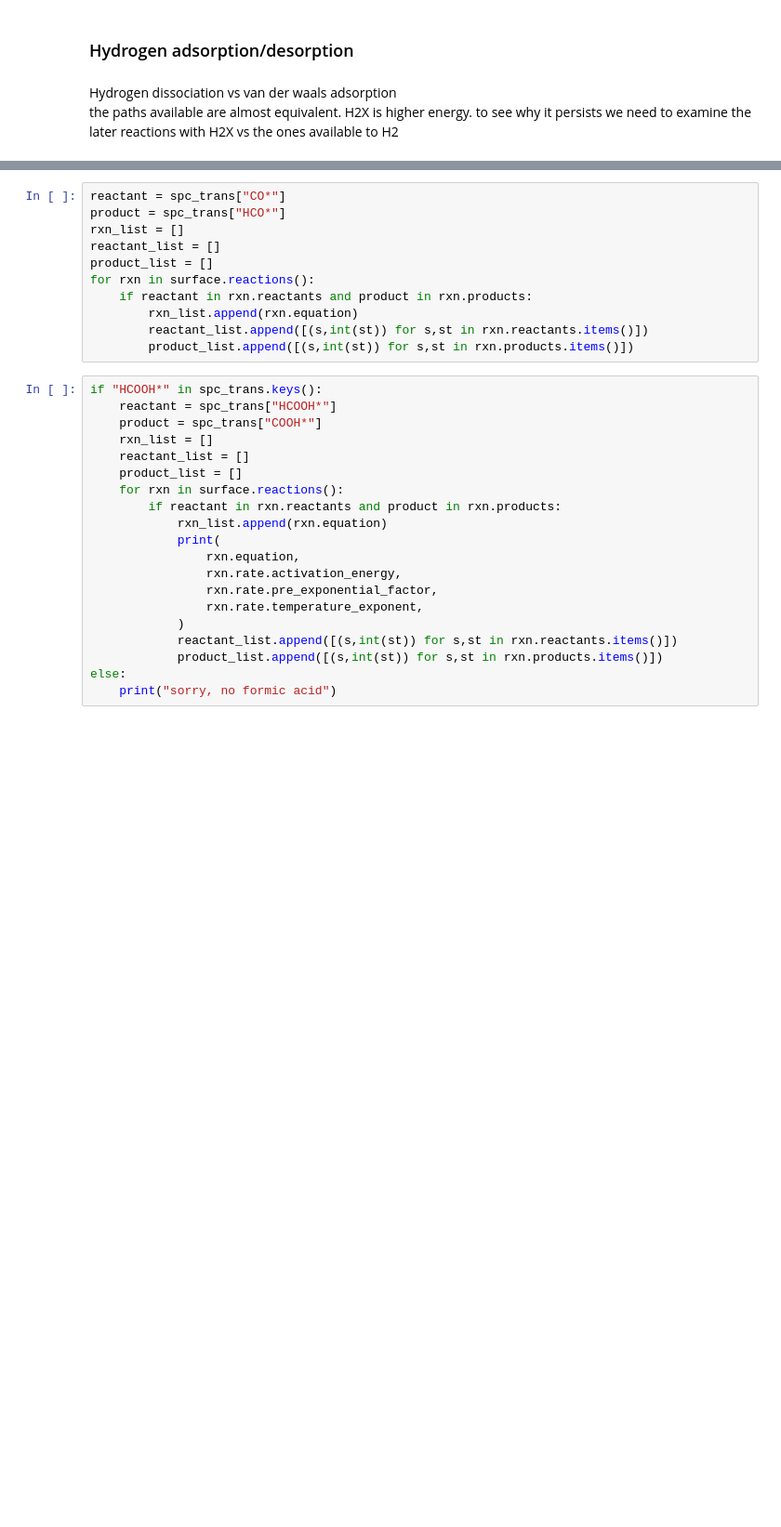
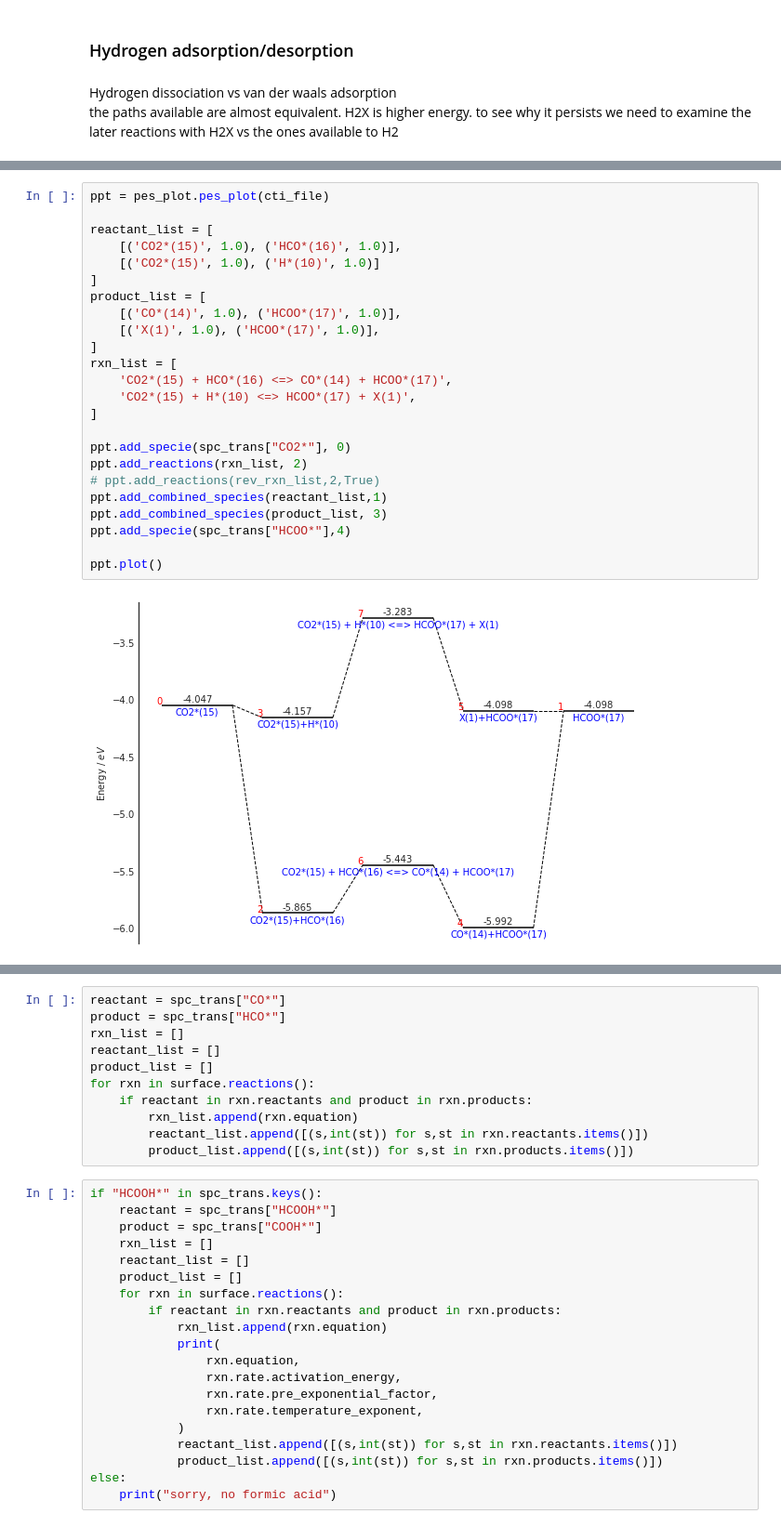
Before and after one commit to comocheng/meOH-analysis, a Jupyter notebook: cantera_simulations/RMG_model_analysis/_02_Analyze_steady_state_cantera_array_job_data.ipynb, the cells around one changed output, grey strips where cells are left out. Shown at 93% size. Drawn from its saved outputs; the diff is of its cells as text; blank space fills up the shorter version.

```diff
--- a/cantera_simulations/RMG_model_analysis/_02_Analyze_steady_state_cantera_array_job_data.ipynb
+++ b/cantera_simulations/RMG_model_analysis/_02_Analyze_steady_state_cantera_array_job_data.ipynb
@@ -568,0 +830,26 @@ ppt.plot()
+# %%
+ppt = pes_plot.pes_plot(cti_file)
+
+reactant_list = [
+    [('CO2*(15)', 1.0), ('HCO*(16)', 1.0)],
+    [('CO2*(15)', 1.0), ('H*(10)', 1.0)]
+]
+product_list = [
+    [('CO*(14)', 1.0), ('HCOO*(17)', 1.0)],
+    [('X(1)', 1.0), ('HCOO*(17)', 1.0)],
+]
+rxn_list = [
+    'CO2*(15) + HCO*(16) <=> CO*(14) + HCOO*(17)',
+    'CO2*(15) + H*(10) <=> HCOO*(17) + X(1)',
+]
+
+ppt.add_specie(spc_trans["CO2*"], 0)
+ppt.add_reactions(rxn_list, 2)
+# ppt.add_reactions(rev_rxn_list,2,True)
+ppt.add_combined_species(reactant_list,1)
+ppt.add_combined_species(product_list, 3)
+ppt.add_specie(spc_trans["HCOO*"],4)
+
+ppt.plot()
+# %% [output]
+[figure, added]
```
Also changed, not shown: parts of 46 cells of this notebook, 39 other files.
